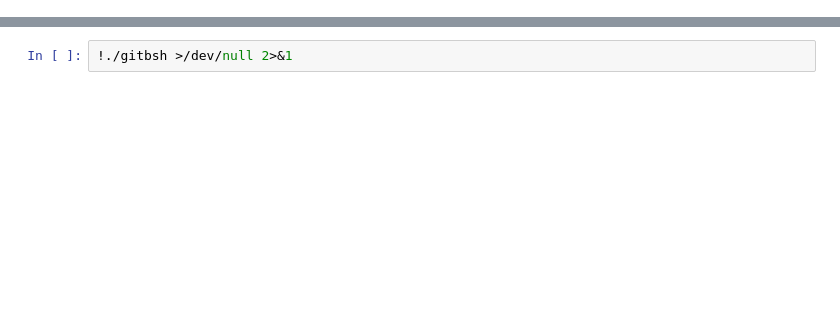
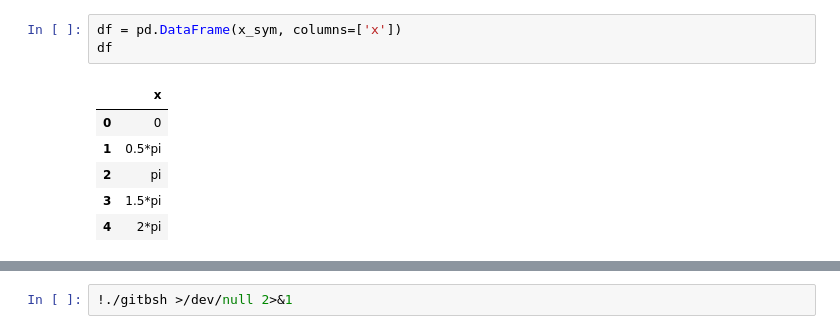
Before and after one commit to MikSm1th/mit, a Jupyter notebook: aleks.ipynb, the cells around one changed output, grey strips where cells are left out. Drawn from its saved outputs; the diff is of its cells as text; blank space fills up the shorter version.

```diff
--- a/aleks.ipynb
+++ b/aleks.ipynb
@@ -38,0 +83,10 @@ g.simple_grid_10x10(x,y)
+# %%
+df = pd.DataFrame(x_sym, columns=['x'])
+df
+# %% [output]
+|  | x |
+| 0 | 0 |
+| 1 | 0.5*pi |
+| 2 | pi |
+| 3 | 1.5*pi |
+| 4 | 2*pi |
```
Also changed, not shown: parts of 21 cells of this notebook, 4 other files.
